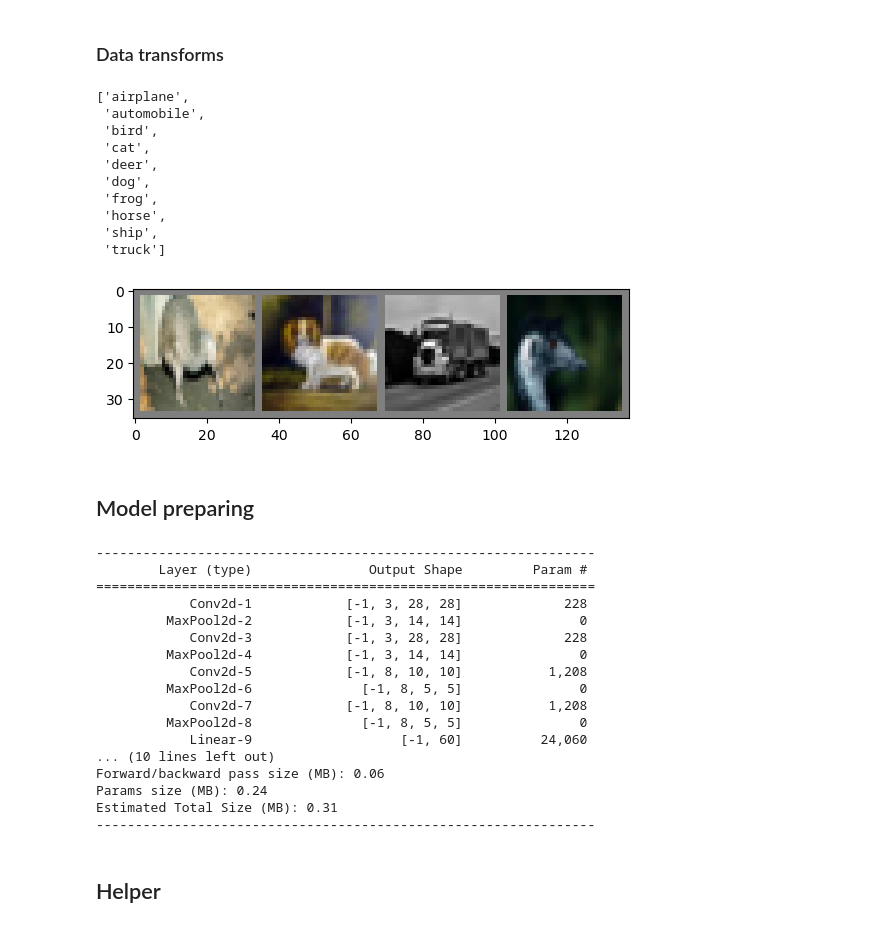
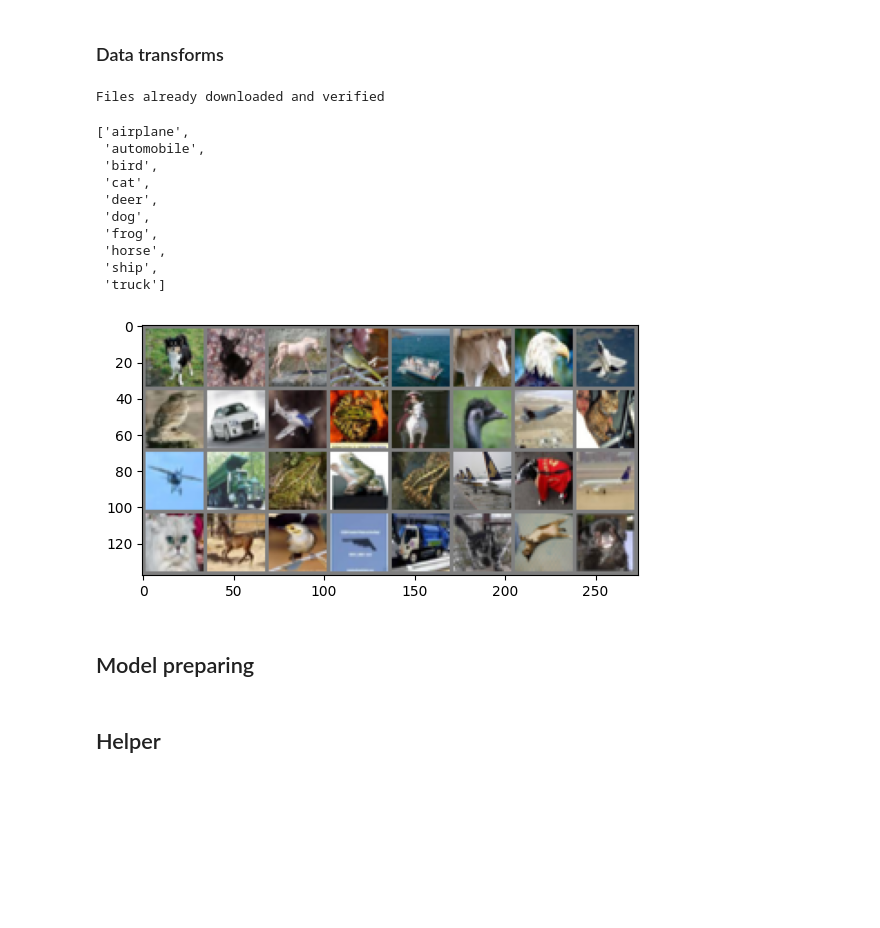
Before and after one commit to sonhm3029/Layer-Wise-Partitioning-and-Merging, a Jupyter notebook: main.ipynb, the cells around one changed output. Cells and saved outputs as stored; diff of their text form; code cells hidden in the pictures; blank space fills up the shorter version.

```diff
--- a/main.ipynb
+++ b/main.ipynb
@@ -44,9 +44,9 @@ data_transforms = transforms.Compose([
     transforms.Resize((32, 32)),
     transforms.Normalize((0.5,), (0.5,))
 ])
-batch_size = 4
+batch_size = 32
 # %%
-train_dataset = CIFAR10(root="./data", download=False, train=True, transform=data_transforms)
+train_dataset = CIFAR10(root="./data", download=True, train=True, transform=data_transforms)
 
 train_loader = DataLoader(dataset=train_dataset,batch_size=batch_size,
                           shuffle=True, )
@@ -55,29 +55,30 @@ classes = train_dataset.classes
 
 classes
 # %% [output]
-['airplane',
- 'automobile',
- 'bird',
- 'cat',
- 'deer',
- 'dog',
- 'frog',
- 'horse',
- 'ship',
- 'truck']
+Files already downloaded and verified
+['airplane',
+ 'automobile',
+ 'bird',
+ 'cat',
+ 'deer',
+ 'dog',
+ 'frog',
+ 'horse',
+ 'ship',
+ 'truck']
 # %%
 sample = iter(train_loader)
 
 img, label = next(sample)
 
 
 img_grid = torchvision.utils.make_grid(img)
 
 matplotlib_imshow(img_grid, one_channel=False)
 
-writer.add_image('CIFAR_10_IMAGES', img_grid)
+# writer.add_image('CIFAR_10_IMAGES', img_grid)
 # %% [output]
-[figure, old version]
+[figure, new version]
 # %% [markdown]
 ## Model preparing
 # %%
@@ -142,28 +143,10 @@ class LeNet(nn.Module):
 # %%
 model = LeNet()
 
-writer.add_graph(model, img)
-writer.close()
+# writer.add_graph(model, img)
+# writer.close()
 
-summary(model, (3, 32, 32))
+# summary(model, (3, 32, 32))
-# %% [output]
-----------------------------------------------------------------
-        Layer (type)               Output Shape         Param #
-================================================================
-            Conv2d-1            [-1, 3, 28, 28]             228
-         MaxPool2d-2            [-1, 3, 14, 14]               0
-            Conv2d-3            [-1, 3, 28, 28]             228
-         MaxPool2d-4            [-1, 3, 14, 14]               0
-            Conv2d-5            [-1, 8, 10, 10]           1,208
-         MaxPool2d-6              [-1, 8, 5, 5]               0
-            Conv2d-7            [-1, 8, 10, 10]           1,208
-         MaxPool2d-8              [-1, 8, 5, 5]               0
-            Linear-9                   [-1, 60]          24,060
-... (10 lines left out)
-Forward/backward pass size (MB): 0.06
-Params size (MB): 0.24
-Estimated Total Size (MB): 0.31
-----------------------------------------------------------------
 # %% [markdown]
 ## Helper
 # %%
```
Also changed, not shown: parts of 8 cells of this notebook, 1 other file.
